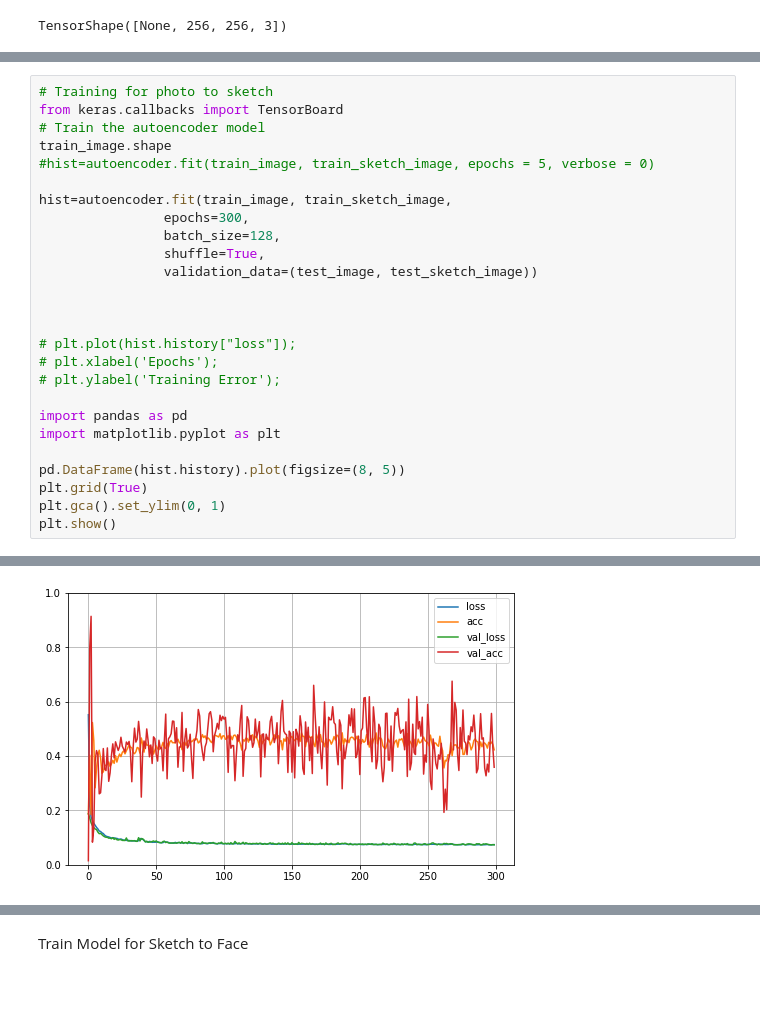
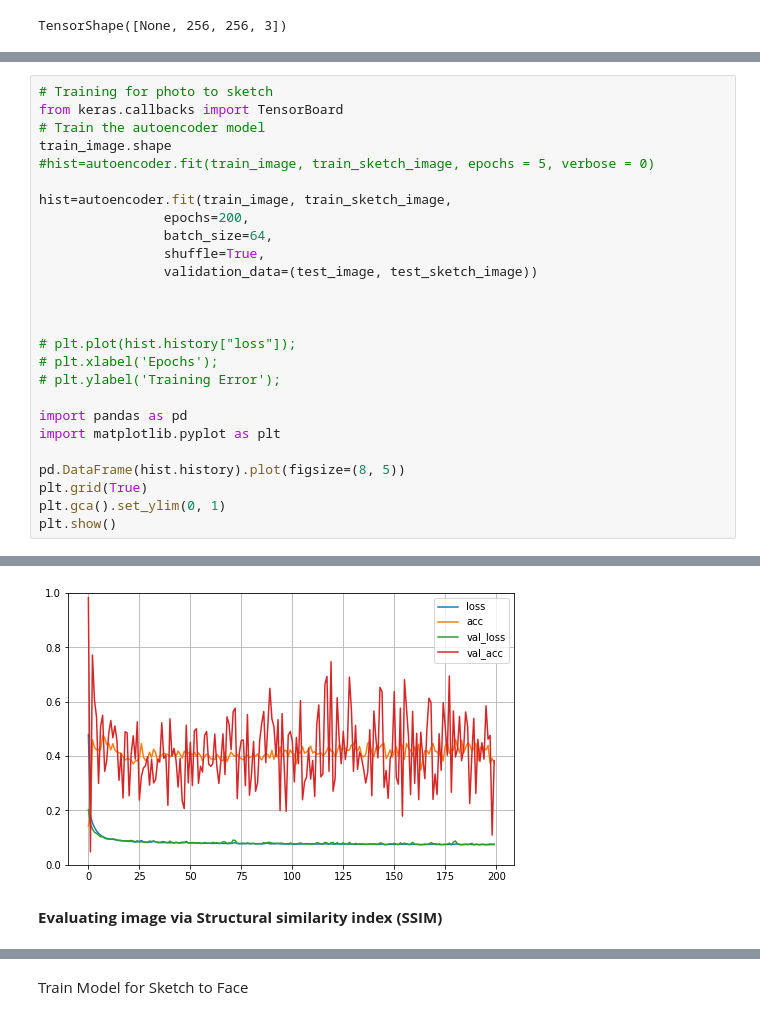
Before and after one commit to MithunKiniStar/AutoEncodersFaceSketch, a Jupyter notebook: Deep_Convolutional_autoencoder.ipynb, the cells around one changed output, grey strips where cells are left out. Cells and saved outputs as stored; diff of their text form; blank space fills up the shorter version.

```diff
--- a/Deep_Convolutional_autoencoder.ipynb
+++ b/Deep_Convolutional_autoencoder.ipynb
@@ -376,8 +205,8 @@ train_image.shape
 #hist=autoencoder.fit(train_image, train_sketch_image, epochs = 5, verbose = 0)
 
 hist=autoencoder.fit(train_image, train_sketch_image,
-                epochs=300,
-                batch_size=128,
+                epochs=200,
+                batch_size=64,
                 shuffle=True,
                 validation_data=(test_image, test_sketch_image))
 
@@ -415 +244,3 @@ Epoch 300/300
-[figure, old version]
+[figure, new version]
+# %% [markdown]
+**Evaluating image via Structural similarity index (SSIM)**
```
Also changed, not shown: parts of 7 cells of this notebook.
